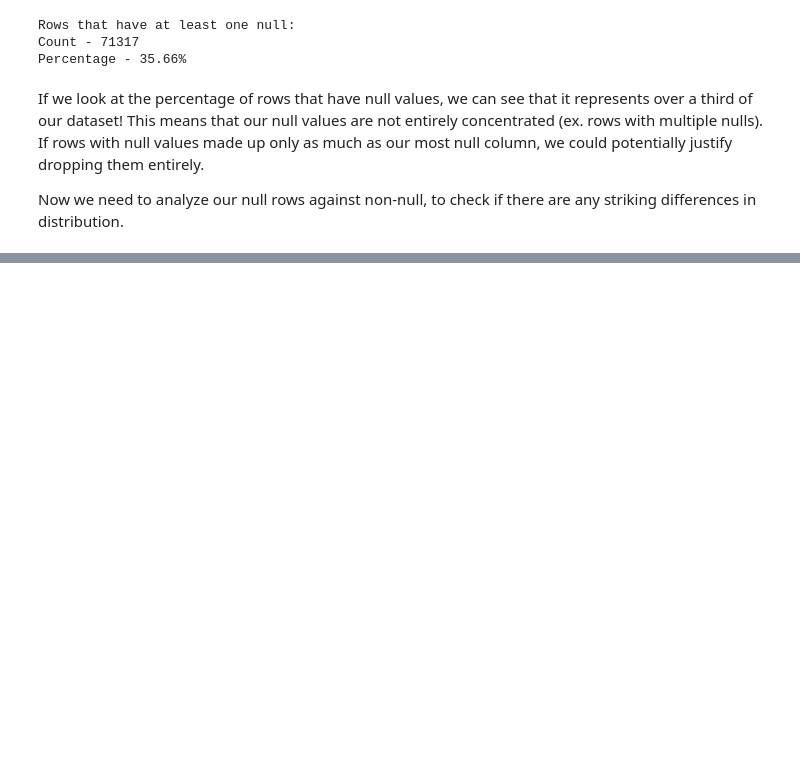
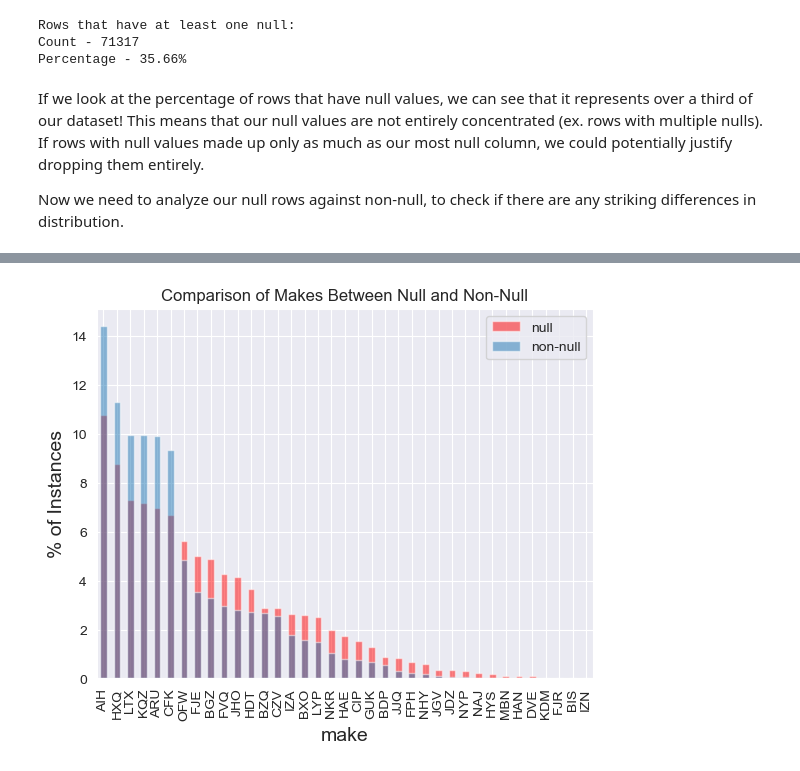
Before and after one commit to RoryStevens/CarMax-Analytics-Showcase, a Jupyter notebook: Winter-2023/CarMaxShowcase.ipynb, the cells around one changed output, grey strips where cells are left out. Drawn from its saved outputs; the diff is of its cells as text; code cells hidden in the pictures; blank space fills up the shorter version.

```diff
--- a/Winter-2023/CarMaxShowcase.ipynb
+++ b/Winter-2023/CarMaxShowcase.ipynb
@@ -339,0 +379,20 @@ Now we need to analyze our null rows against non-null, to check if there are any
+# %%
+def compare_categorical(feat : str, **kwargs):
+    fig, ax = plt.subplots()
+    n_df[feat].value_counts().apply(lambda x : x/n_df.shape[0]*100).plot(ax=ax, label = 'null', kind='bar', alpha = 0.5, color = 'red')
+    nn_df[feat].value_counts().apply(lambda x : x/nn_df.shape[0]*100).plot(ax=ax, label = 'non-null', kind='bar', alpha = 0.5)
+    plt.ylabel('% of Instances', fontsize = 14)
+    plt.xlabel(feat, fontsize = 14);
+    plt.legend(loc = 'upper right')
+    try:
+        if kwargs['xticks'] == 'off':
+            plt.xticks([],[])
+    except KeyError:
+        pass
+
+    ax.set_title('Comparison of Makes Between Null and Non-Null')
+# %%
+# Looking at the distributions of make for non-null vs null
+compare_categorical('make')
+# %% [output]
+[figure, added]
```
Also changed, not shown: parts of 19 cells of this notebook.
